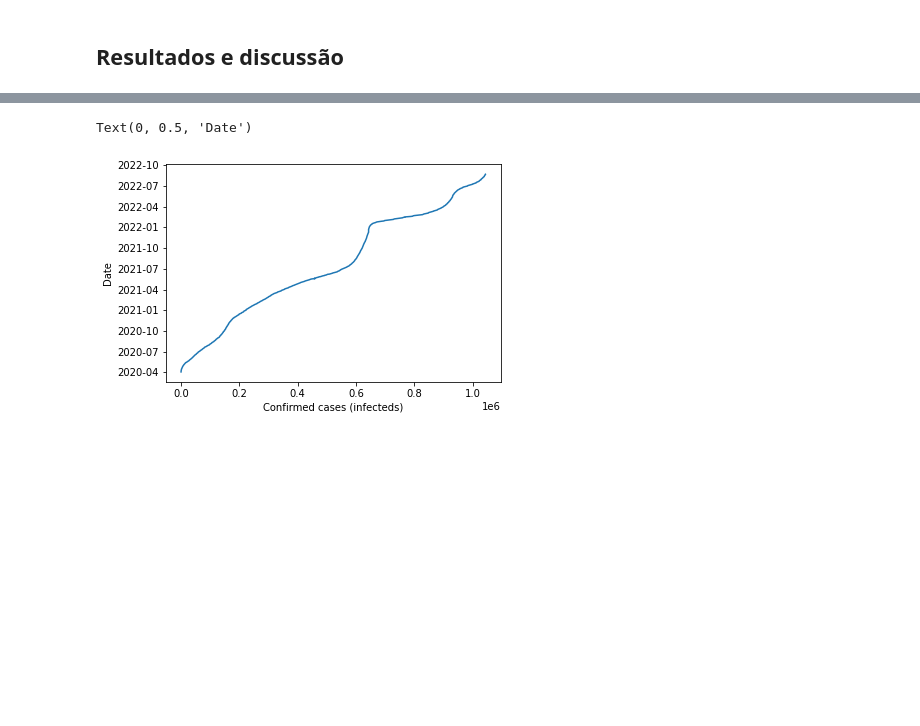
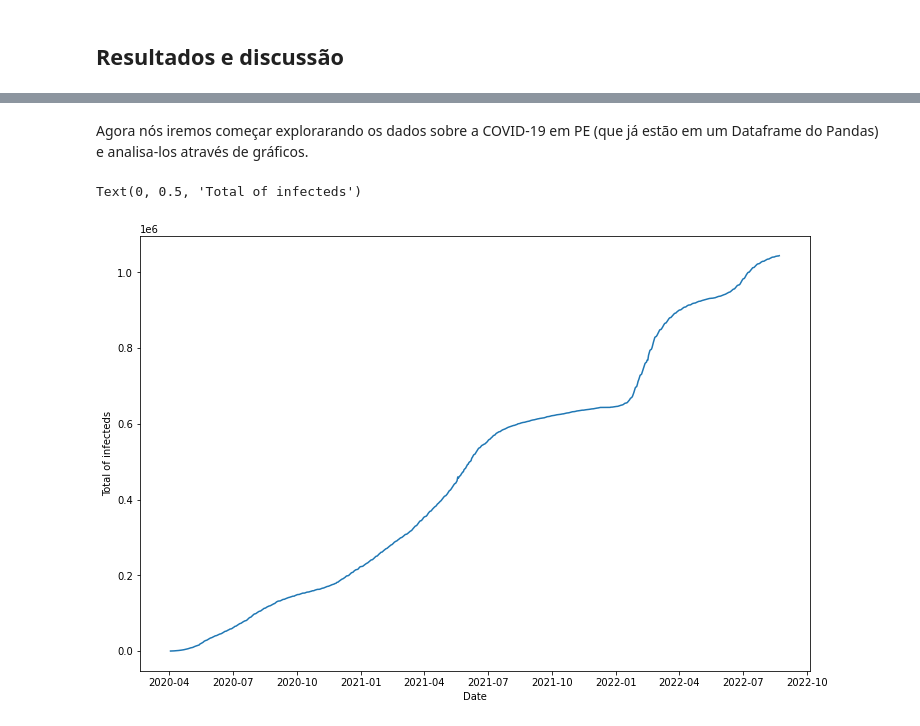
Before and after one commit to SarahLMelo/Covid19VaccineAnalysis, a Jupyter notebook: Primeira Parte (P1)/P1.ipynb, the cells around one changed output, grey strips where cells are left out. Cells and saved outputs as stored; diff of their text form; code cells hidden in the pictures; blank space fills up the shorter version.

```diff
--- a/Primeira Parte (P1)/P1.ipynb
+++ b/Primeira Parte (P1)/P1.ipynb
@@ -112,9 +114,13 @@ from scipy.integrate import odeint
 # %%
-# Primeiramente, vamos baixar o nosso dataset sobre a COVID-19 em Pernambuco
-URL = "https://raw.githubusercontent.com/SarahLMelo/Covid19VaccineAnalysis/main/COVID-19%20em%20Dados.csv?token=GHSAT0AAAAAABWBDR4RCTNKM6UO6SAS4HQYYYRLVCQ"
+# No código abaixo nós iremos baixar os nossos datasets. Um contém dados sobre a COVID-19 em PE e o outro contém dados sobre a vacinação contra a COVID-19 em PE
+URL = "https://raw.githubusercontent.com/SarahLMelo/Covid19VaccineAnalysis/main/covid19_dataset.csv?token=GHSAT0AAAAAABYLAVRRJQFNNLZM4RXNWDTIYYT3ASA"
 response = requests.get(URL)
-open("dataset.csv", "wb").write(response.content)
+open("covid19_dataset.csv", "wb").write(response.content)
 
-# Agora iremos extrair os dados do nosso dataset (que é um arquivo de extensão .CSV) e armazena-los em um DataFrame do Pandas
-dataset = pd.read_csv('/content/dataset.csv', sep=',', on_bad_lines='skip')
-dataset.tail()
+URL = "https://raw.githubusercontent.com/SarahLMelo/Covid19VaccineAnalysis/main/vaccinated_dataset.csv?token=GHSAT0AAAAAABYLAVRQWWBP34XC5QUX7ZTSYYT6BHQ"
+response = requests.get(URL)
+open("vaccinated_dataset.csv", "wb").write(response.content)
+
+# Agora iremos extrair os dados dos nossos datasets (que são arquivos de extensão .CSV) e armazena-los em DataFrames do Pandas
+covid19_dataset = pd.read_csv('/content/dataset.csv', sep=',', on_bad_lines='skip')
+vaccinated_dataset = pd.read_csv('/content/vaccinated_dataset.csv', sep=',', on_bad_lines='skip')
@@ -128,18 +149,22 @@ dataset.tail()
+# %% [markdown]
+Agora nós iremos começar explorarando os dados sobre a COVID-19 em PE (que já estão em um Dataframe do Pandas) e analisa-los através de gráficos.
 # %%
-# Agora iremos guardar em uma lista as datas referentes a cada linha de dados do nosso CSV
-dates = mdates.datestr2num(dataset['dt_referencia'].tolist())
+# Iremos guardar em uma lista as datas referentes a cada linha de dados do nosso CSV com dados sobre a COVID-19 em PE
+dates_covid19_dataset = mdates.datestr2num(covid19_dataset['dt_referencia'].tolist())
 
-# Vamos filtrar os dados sobre a qtd. de casos confirmados
-confirmedCases = dataset['confirmados'].tolist()
+# Agora vamos filtrar os dados sobre a qtd. total de casos confirmados (infectados)
+totalOfInfecteds = covid19_dataset['confirmados'].tolist()
 
-# Plotando os dados (casos confirmados de COVID-19 entre Abril de 2020 e ?? de 2022 em PE)
+# Plotando os dados (qtd. total de casos confirmados de COVID-19 entre Abril de 2020 e Agosto de 2022 em PE)
 fig, ax = plt.subplots()
-ax.yaxis_date()
+ax.xaxis_date()
+fig.set_figwidth(12)
+fig.set_figheight(8)
 
-plt.plot(confirmedCases, dates)
-plt.xlabel("Confirmed cases (infecteds)")
-plt.ylabel("Date")
+plt.plot(dates, totalOfInfecteds)
+plt.xlabel("Date")
+plt.ylabel("Total of infecteds")
 # %% [output]
-Text(0, 0.5, 'Date')
+Text(0, 0.5, 'Total of infecteds')
-[figure, old version]
+[figure, new version]
 # %%
```
Also changed, not shown: parts of 18 cells of this notebook.
